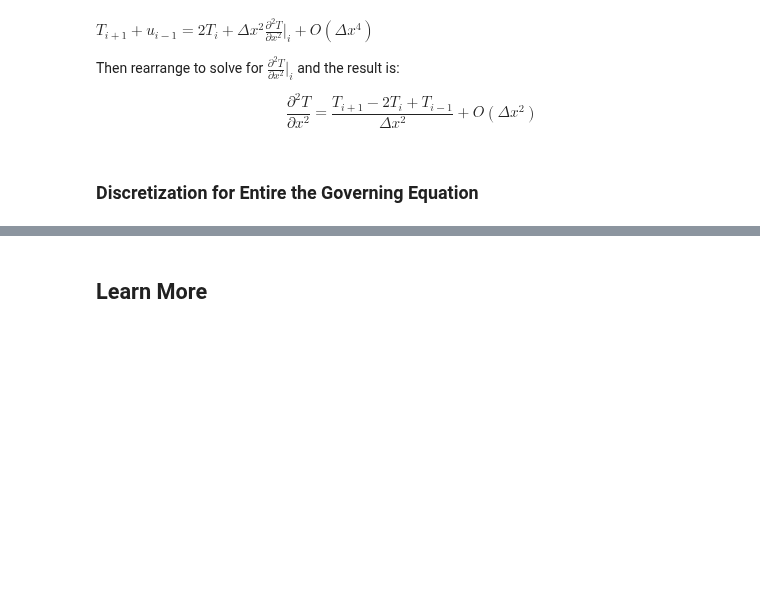
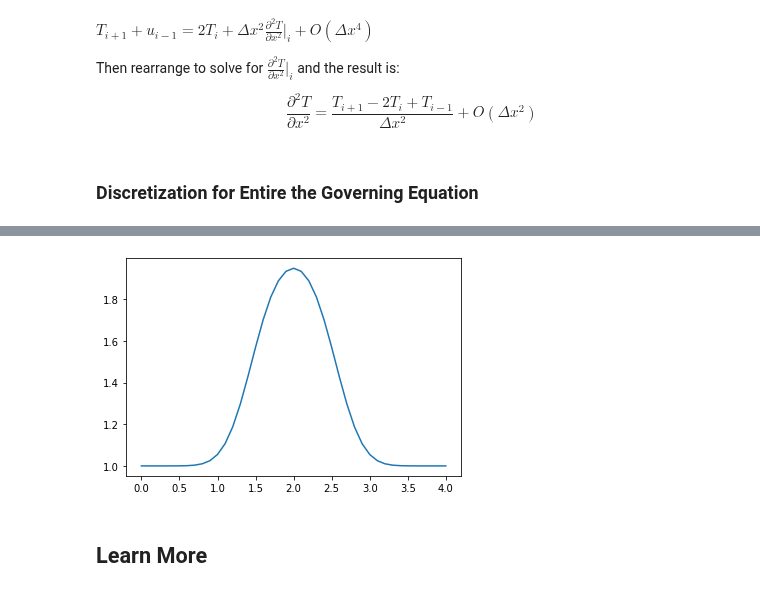
Before and after one commit to greenty5/thermoFluidPython, a Jupyter notebook: lessons/1D_heatTransfer.ipynb, the cells around one changed output, grey strips where cells are left out. Saved outputs shown, nothing was run; the diff lists cells and outputs as text; code cells hidden in the pictures; blank space fills up the shorter version.

```diff
--- a/lessons/1D_heatTransfer.ipynb
+++ b/lessons/1D_heatTransfer.ipynb
@@ -71,3 +73,7 @@ pyplot.plot(numpy.linspace(0, 2, nx), u);
+# %%
+pyplot.plot(numpy.linspace(0, length, nx), u);
+# %% [output]
+[figure, added]
 # %% [markdown]
 ## Learn More
 # %% [markdown]
```
Also changed, not shown: parts of 2 cells of this notebook.
